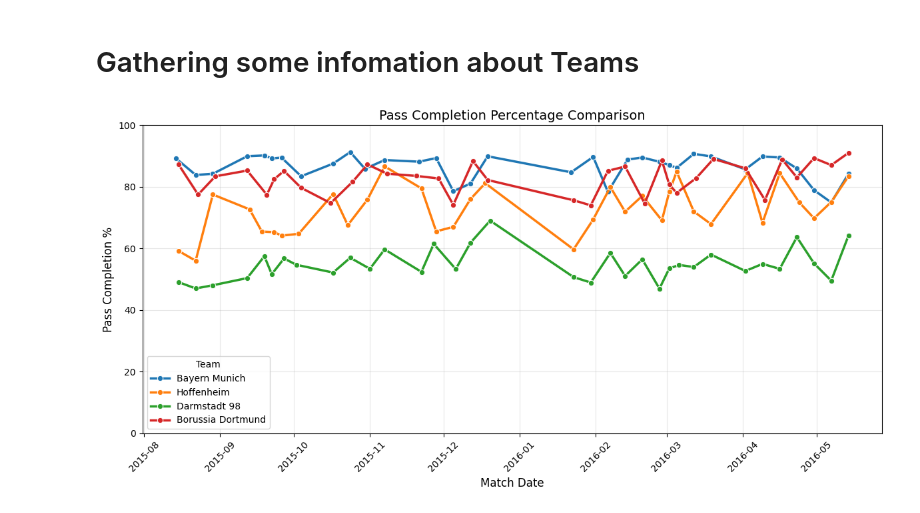
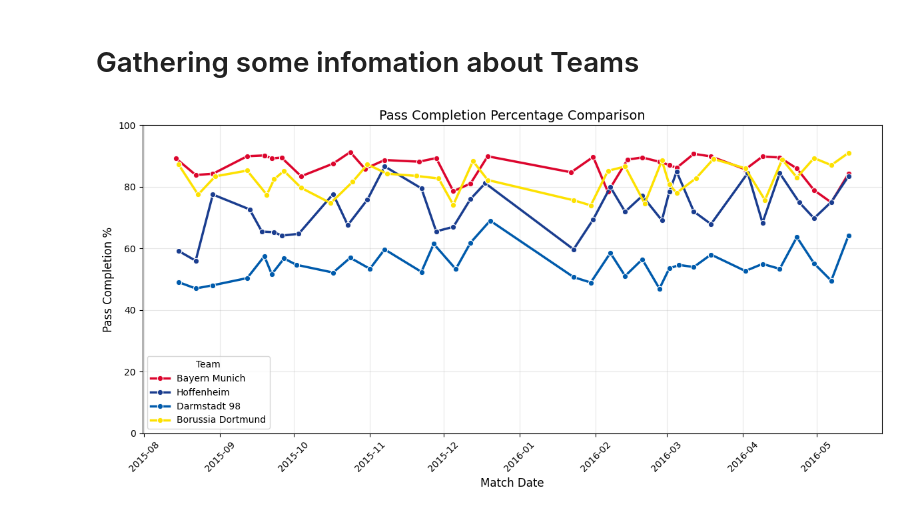
Before and after one commit to MaxPrinz98/FootballDSAI, a Jupyter notebook: Team_ranking.ipynb, the cells around one changed output. Saved outputs shown, nothing was run; the diff lists cells and outputs as text; code cells hidden in the pictures.

```diff
--- a/Team_ranking.ipynb
+++ b/Team_ranking.ipynb
@@ -248,26 +248,34 @@ array([[0.44, 0.37, 0.19],
 # %%
 pass_completion_rates = team_stats[['team', 'match_date', 'pass_completion_percentage']]
 
 teams_to_plot = ['Bayern Munich', 'Borussia Dortmund', 'Darmstadt 98', 'Hoffenheim']
 multi_team_data = pass_completion_rates[pass_completion_rates['team'].isin(teams_to_plot)]
 
+
+custom_colors = {
+    'Bayern Munich': '#DC052D',        # Red
+    'Borussia Dortmund': '#FDE100',    # Yellow
+    'Darmstadt 98': '#005BAC',         # Blue
+    'Hoffenheim': '#1A3D8F'            # Dark Blue
+}
 # Create plot
 plt.figure(figsize=(12, 6))
 sns.lineplot(data=multi_team_data,
              x='match_date',
              y='pass_completion_percentage',
              hue='team',
              marker='o',
+             palette= custom_colors,
              linewidth=2.5)
 
 plt.title('Pass Completion Percentage Comparison', fontsize=14)
 plt.xlabel('Match Date', fontsize=12)
 plt.ylabel('Pass Completion %', fontsize=12)
 plt.legend(title='Team')
 plt.grid(True, alpha=0.3)
 plt.xticks(rotation=45)
 plt.ylim(0, 100)
 plt.tight_layout()
 plt.show()
 # %% [output]
-[figure, old version]
+[figure, new version]
```
Also changed, not shown: 1 other file.
